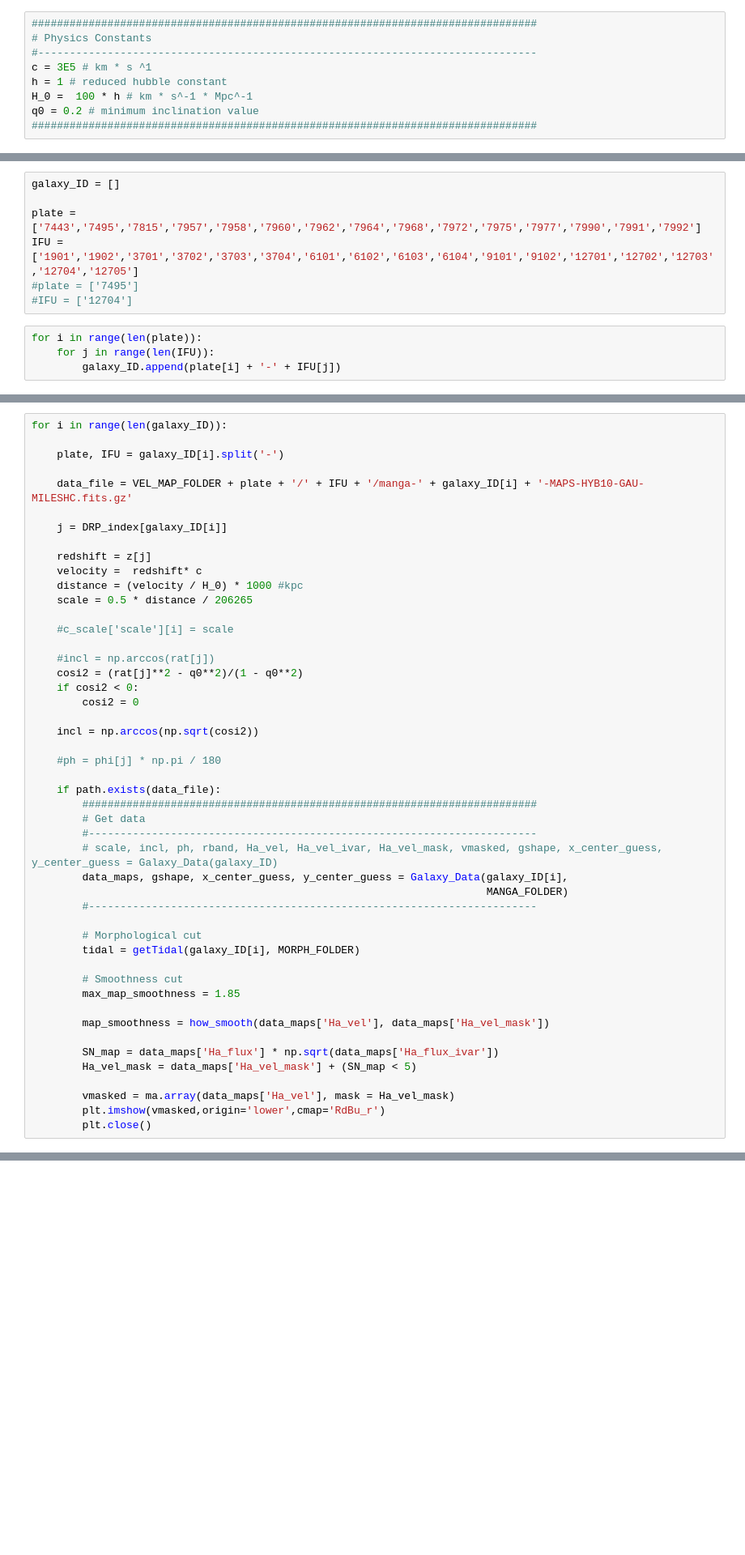
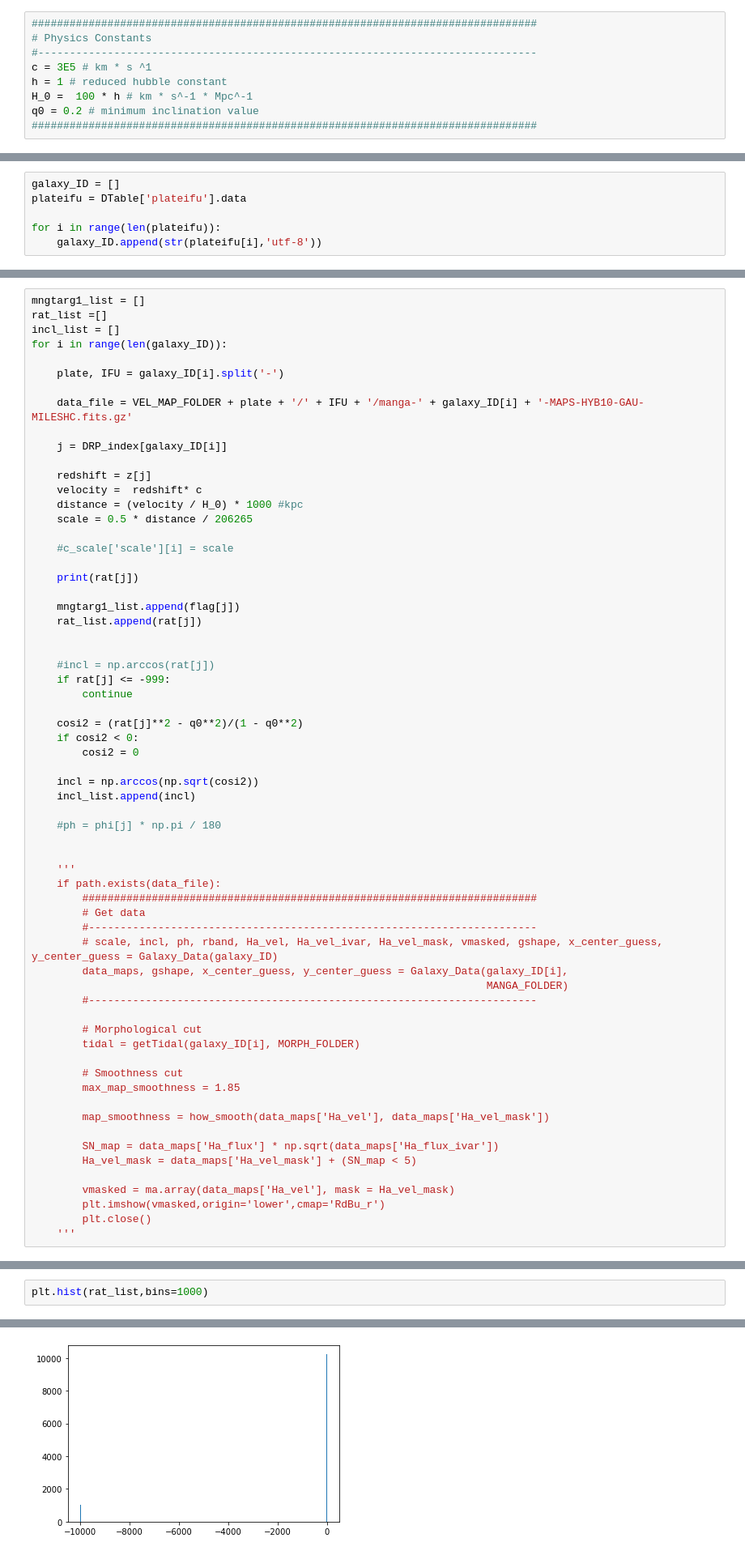
Before and after one commit to yzh250/RotationCurve, a Jupyter notebook: 2D_RC/main/Untitled.ipynb, the cells around one changed output, grey strips where cells are left out. Shown at 81% size. Saved outputs shown, nothing was run; the diff lists cells and outputs as text; blank space fills up the shorter version.

```diff
--- a/2D_RC/main/Untitled.ipynb
+++ b/2D_RC/main/Untitled.ipynb
@@ -84,11 +84,6 @@ r50_ang = DTable['nsa_elpetro_th50_r']
-# %%
-galaxy_ID = []
-
-plate = ['7443','7495','7815','7957','7958','7960','7962','7964','7968','7972','7975','7977','7990','7991','7992']
-IFU = ['1901','1902','3701','3702','3703','3704','6101','6102','6103','6104','9101','9102','12701','12702','12703','12704','12705']
-#plate = ['7495']
-#IFU = ['12704']
-# %%
-for i in range(len(plate)):
-    for j in range(len(IFU)):
-        galaxy_ID.append(plate[i] + '-' + IFU[j])
+# %%
+galaxy_ID = []
+plateifu = DTable['plateifu'].data
+
+for i in range(len(plateifu)):
+    galaxy_ID.append(str(plateifu[i],'utf-8'))
@@ -95,4 +92,7 @@ for i in range(len(plate)):
 # %%
+mngtarg1_list = []
+rat_list =[]
+incl_list = []
 for i in range(len(galaxy_ID)):
 
     plate, IFU = galaxy_ID[i].split('-')
@@ -108,15 +108,27 @@ for i in range(len(galaxy_ID)):
 
     #c_scale['scale'][i] = scale
 
+    print(rat[j])
+
+    mngtarg1_list.append(flag[j])
+    rat_list.append(rat[j])
+
+
     #incl = np.arccos(rat[j])
+    if rat[j] <= -999:
+        continue
+
     cosi2 = (rat[j]**2 - q0**2)/(1 - q0**2)
     if cosi2 < 0:
         cosi2 = 0
 
     incl = np.arccos(np.sqrt(cosi2))
+    incl_list.append(incl)
 
     #ph = phi[j] * np.pi / 180
 
+
+    '''
     if path.exists(data_file):
         ########################################################################
         # Get data
@@ -140,3 +152,4 @@ for i in range(len(galaxy_ID)):
         vmasked = ma.array(data_maps['Ha_vel'], mask = Ha_vel_mask)
         plt.imshow(vmasked,origin='lower',cmap='RdBu_r')
         plt.close()
+    '''
@@ -142,0 +214,3 @@ for i in range(len(galaxy_ID)):
+# %%
+plt.hist(rat_list,bins=1000)
+# %% [output]
@@ -142,0 +234 @@ for i in range(len(galaxy_ID)):
+[figure, added]
```
Also changed, not shown: parts of 11 cells of this notebook, 2 other files.
